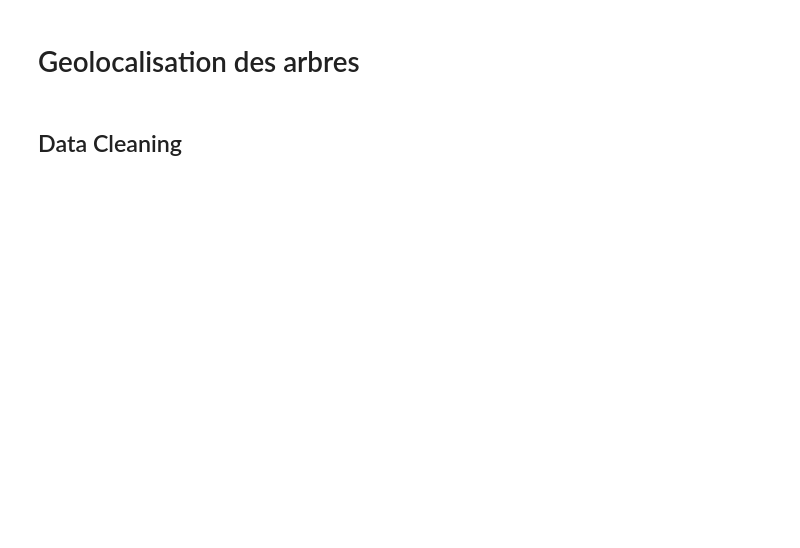
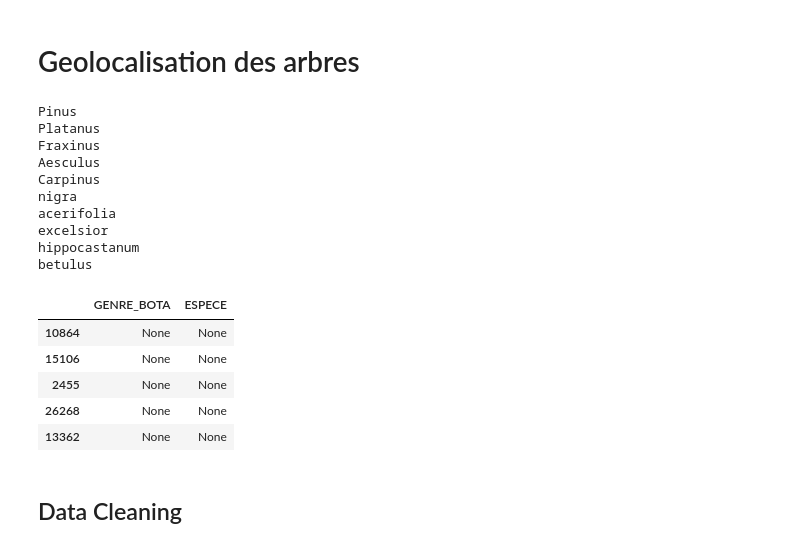
Before and after one commit to gazaboo/projet-python-arbres-grenoble, a Jupyter notebook: 4.3_Folium.ipynb, the cells around one changed output. Saved outputs shown, nothing was run; the diff lists cells and outputs as text; code cells hidden in the pictures; blank space fills up the shorter version.

```diff
--- a/3-geoloc_arbres.ipynb
+++ b/4.3_Folium.ipynb
@@ -8,0 +7,21 @@ df = pd.read_csv('data/trees.csv', converters={'GeoJSON': pd.read_json})
+# %%
+df = pd.read_csv('data/trees.csv')
+df_small = df[["GENRE_BOTA", "ESPECE"]].sample(5)
+df_small.applymap(lambda x: print(x))
+# %% [output]
+Pinus
+Platanus
+Fraxinus
+Aesculus
+Carpinus
+nigra
+acerifolia
+excelsior
+hippocastanum
+betulus
+|  | GENRE_BOTA | ESPECE |
+| 10864 | None | None |
+| 15106 | None | None |
+| 2455 | None | None |
+| 26268 | None | None |
+| 13362 | None | None |
```
Also changed, not shown: parts of 3 cells of this notebook, 13 other files.
